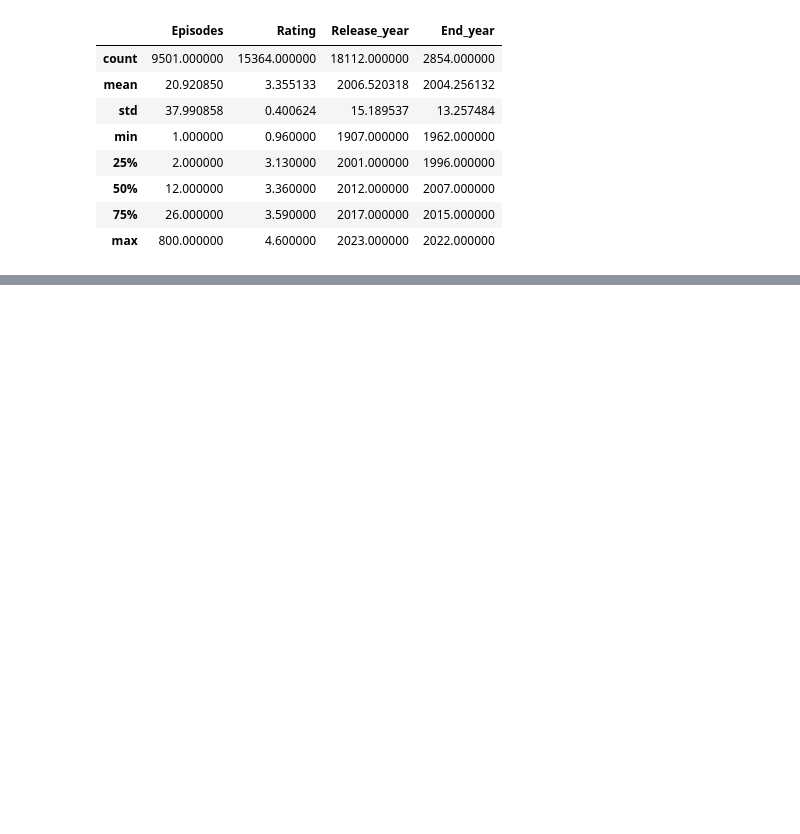
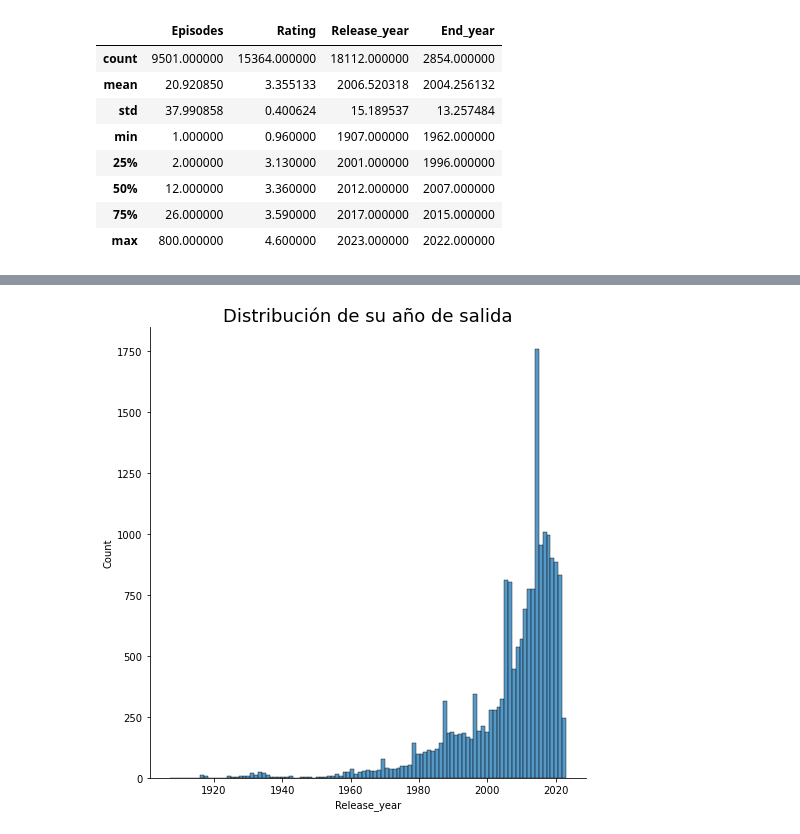
Before and after one commit to bigdatawirtz/entrega-bda, a Jupyter notebook: entrega_EDA/eda_HectorVilar.ipynb, the cells around one changed output, grey strips where cells are left out. Cells and saved outputs as stored; diff of their text form; code cells hidden in the pictures; blank space fills up the shorter version.

```diff
--- a/entrega_EDA/eda_HectorVilar.ipynb
+++ b/entrega_EDA/eda_HectorVilar.ipynb
@@ -106,0 +307,8 @@ anime.describe(include='object')
+# %%
+sns.displot(anime.Release_year, height=7)
+plt.title('Distribución de su año de salida', size=18);
+#En este gráfico y aun teniendo en cuenta que apliqué la media para los valores nulos de este campo
+#se aprecia que la produción de los anime tuvo un gran auje a partir del 1980, alcanzando un gran pico entorno al 2012 y que a día de hoy sigue
+#manteniendo ese nivel, además se ven que los primeros animes surgieron a principios del 1900, hace más de 100 años
+# %% [output]
+[figure, added]
```
Also changed, not shown: parts of 19 cells of this notebook.
